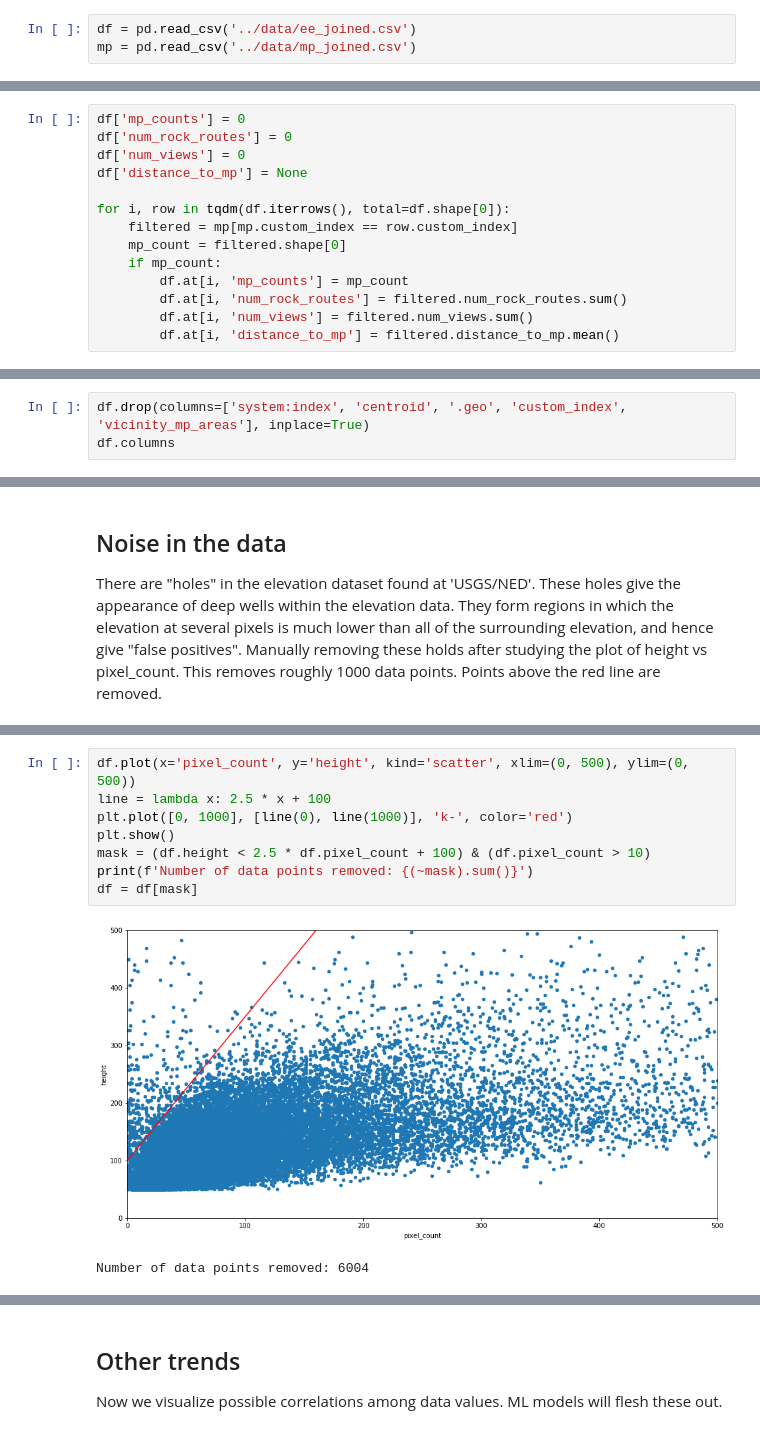
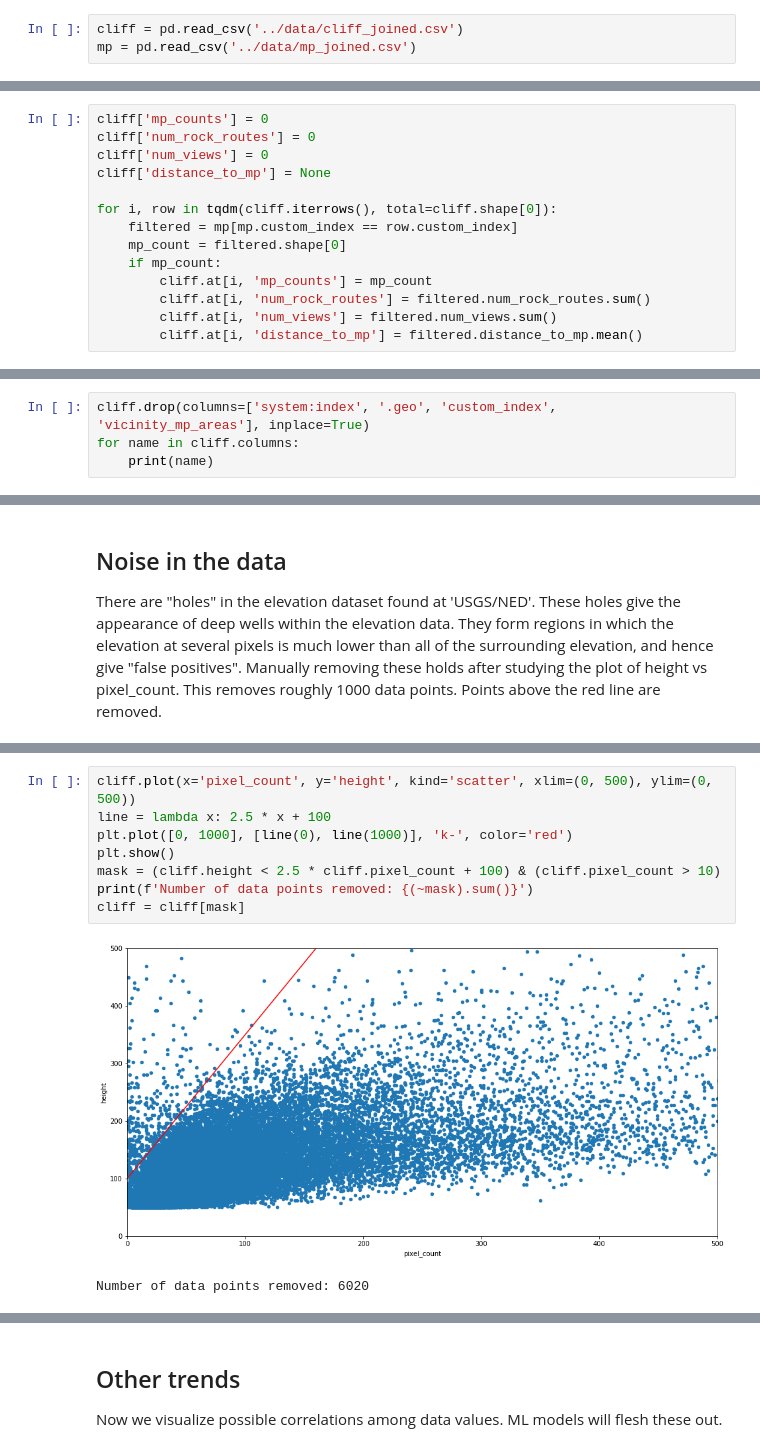
Before and after one commit to zebengberg/big-wall-finder, a Jupyter notebook: src/explore_data.ipynb, the cells around one changed output, grey strips where cells are left out. Cells and saved outputs as stored; diff of their text form.

```diff
--- a/src/explore_data.ipynb
+++ b/src/explore_data.ipynb
@@ -6,24 +6,24 @@ from tqdm import tqdm
 
 plt.rcParams['figure.figsize'] = [16, 8]
 # %%
-df = pd.read_csv('../data/ee_joined.csv')
+cliff = pd.read_csv('../data/cliff_joined.csv')
 mp = pd.read_csv('../data/mp_joined.csv')
 # %% [markdown]
 ## Merging big wall cliffs to MP data
 
 Running a merging operation to join the two dataframes. Earth Engine could not handle this calculation.
 # %%
-df['mp_counts'] = 0
-df['num_rock_routes'] = 0
-df['num_views'] = 0
-df['distance_to_mp'] = None
+cliff['mp_counts'] = 0
+cliff['num_rock_routes'] = 0
+cliff['num_views'] = 0
+cliff['distance_to_mp'] = None
 
-for i, row in tqdm(df.iterrows(), total=df.shape[0]):
+for i, row in tqdm(cliff.iterrows(), total=cliff.shape[0]):
     filtered = mp[mp.custom_index == row.custom_index]
     mp_count = filtered.shape[0]
     if mp_count:
-        df.at[i, 'mp_counts'] = mp_count
-        df.at[i, 'num_rock_routes'] = filtered.num_rock_routes.sum()
-        df.at[i, 'num_views'] = filtered.num_views.sum()
-        df.at[i, 'distance_to_mp'] = filtered.distance_to_mp.mean()
+        cliff.at[i, 'mp_counts'] = mp_count
+        cliff.at[i, 'num_rock_routes'] = filtered.num_rock_routes.sum()
+        cliff.at[i, 'num_views'] = filtered.num_views.sum()
+        cliff.at[i, 'distance_to_mp'] = filtered.distance_to_mp.mean()
 # %% [markdown]
@@ -31,4 +31,5 @@ Now everything we need is inside the `df` dataframe. Dropping some left-over col
 # %%
-df.drop(columns=['system:index', 'centroid', '.geo', 'custom_index', 'vicinity_mp_areas'], inplace=True)
-df.columns
+cliff.drop(columns=['system:index', '.geo', 'custom_index', 'vicinity_mp_areas'], inplace=True)
+for name in cliff.columns:
+    print(name)
 # %% [output]
@@ -170,12 +178,12 @@ df[df.height > 500].sort_values(by='height', ascending=False)[
 # %%
-df.plot(x='pixel_count', y='height', kind='scatter', xlim=(0, 500), ylim=(0, 500))
+cliff.plot(x='pixel_count', y='height', kind='scatter', xlim=(0, 500), ylim=(0, 500))
 line = lambda x: 2.5 * x + 100
 plt.plot([0, 1000], [line(0), line(1000)], 'k-', color='red')
 plt.show()
-mask = (df.height < 2.5 * df.pixel_count + 100) & (df.pixel_count > 10)
+mask = (cliff.height < 2.5 * cliff.pixel_count + 100) & (cliff.pixel_count > 10)
 print(f'Number of data points removed: {(~mask).sum()}')
-df = df[mask]
+cliff = cliff[mask]
 # %% [output]
-[figure, old version]
+[figure, new version]
-Number of data points removed: 6004
+Number of data points removed: 6020
 # %% [markdown]
```
Also changed, not shown: parts of 18 cells of this notebook, 4 other files.
